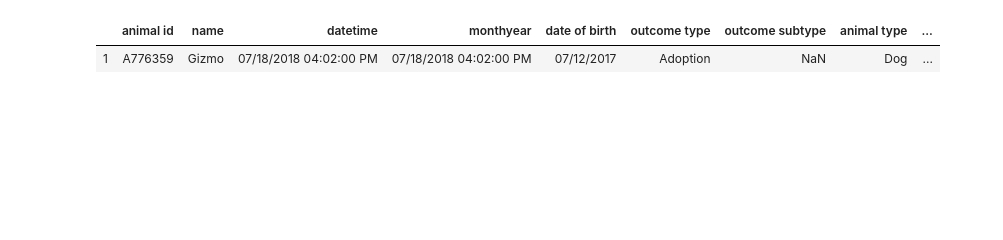
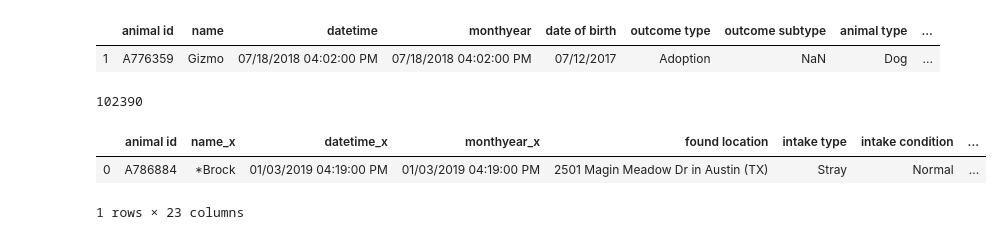
Before and after one commit to brandonanhorn/projects, a Jupyter notebook: animal_shelter/data_exploration.ipynb, the cells around one changed output. Cells and saved outputs as stored; diff of their text form; code cells hidden in the pictures; blank space fills up the shorter version.

```diff
--- a/animal_shelter/data_exploration.ipynb
+++ b/animal_shelter/data_exploration.ipynb
@@ -70,0 +73,10 @@ df_dog_outcome.head(1)
+# %%
+len(df_dogs)
+# %% [output]
+102390
+# %%
+df_dogs.head(1)
+# %% [output]
+|  | animal id | name_x | datetime_x | monthyear_x | found location | intake type | intake condition | ... |
+| 0 | A786884 | *Brock | 01/03/2019 04:19:00 PM | 01/03/2019 04:19:00 PM | 2501 Magin Meadow Dr in Austin (TX) | Stray | Normal | ... |
+1 rows × 23 columns
```
Also changed, not shown: parts of 14 cells of this notebook, 1 other file.
